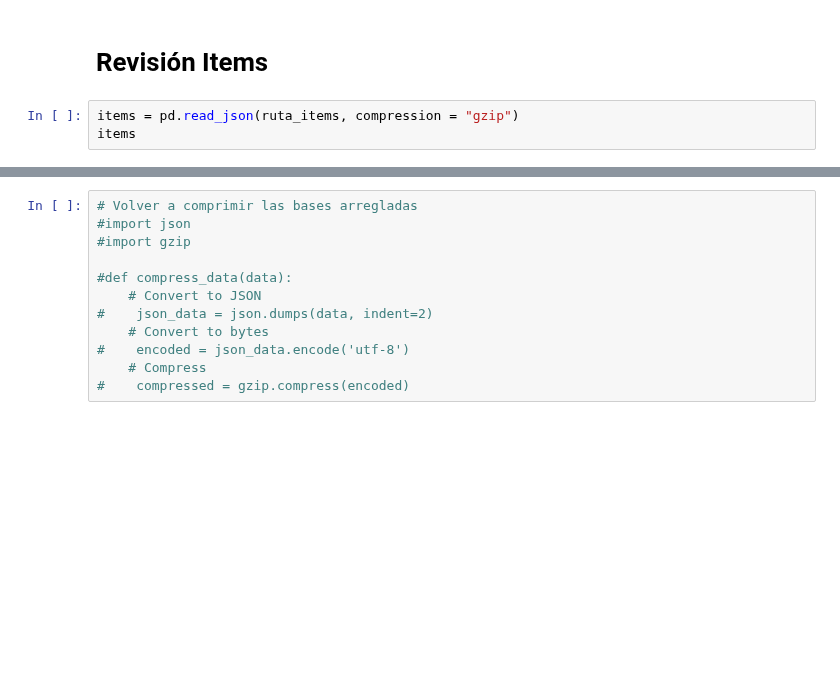
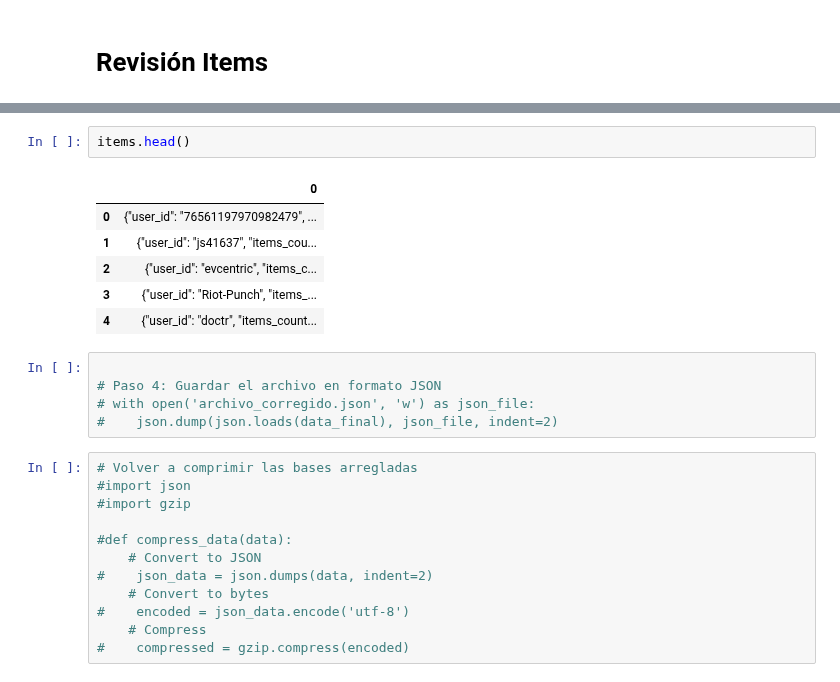
Before and after one commit to DaAnMaGi/PI_ML_OPS, a Jupyter notebook: exploracion/exploracion_inicial.ipynb, the cells around one changed output, grey strips where cells are left out. Cells and saved outputs as stored; diff of their text form; blank space fills up the shorter version.

```diff
--- a/exploracion/exploracion_inicial.ipynb
+++ b/exploracion/exploracion_inicial.ipynb
@@ -90,5 +84,2 @@ ValueError: ignored
 # %% [markdown]
 # Revisión Items
-# %%
-items = pd.read_json(ruta_items, compression = "gzip")
-items
@@ -97,3 +121,17 @@ ValueError: ignored
+# %%
+items.head()
+# %% [output]
+|  | 0 |
+| 0 | {"user_id": "76561197970982479", ... |
+| 1 | {"user_id": "js41637", "items_cou... |
+| 2 | {"user_id": "evcentric", "items_c... |
+| 3 | {"user_id": "Riot-Punch", "items_... |
+| 4 | {"user_id": "doctr", "items_count... |
+# %%
+
+# Paso 4: Guardar el archivo en formato JSON
+# with open('archivo_corregido.json', 'w') as json_file:
+#    json.dump(json.loads(data_final), json_file, indent=2)
 # %%
 # Volver a comprimir las bases arregladas
 #import json
```
Also changed, not shown: parts of 13 cells of this notebook.
